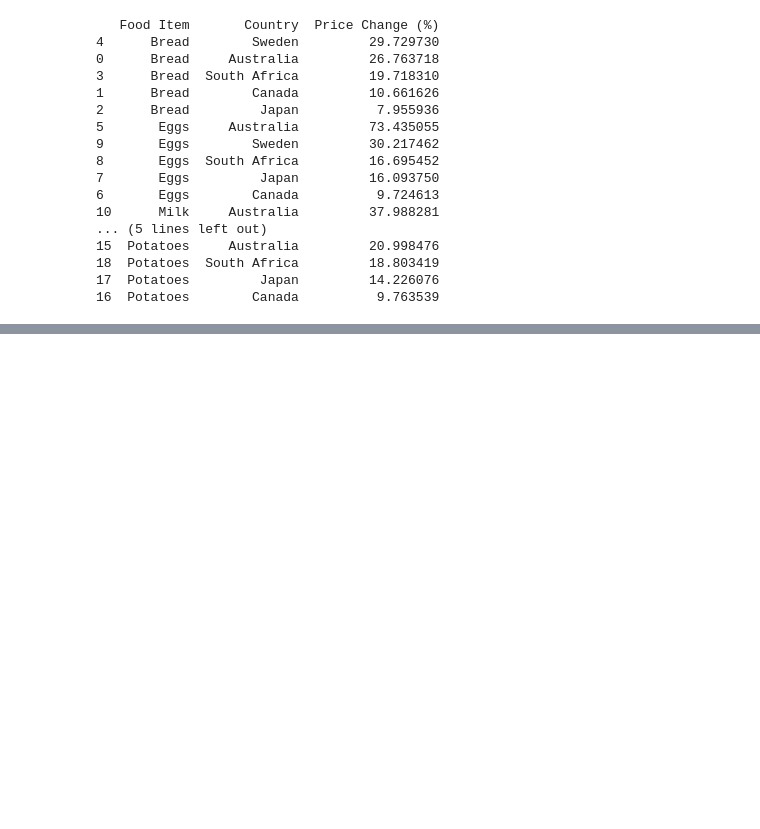
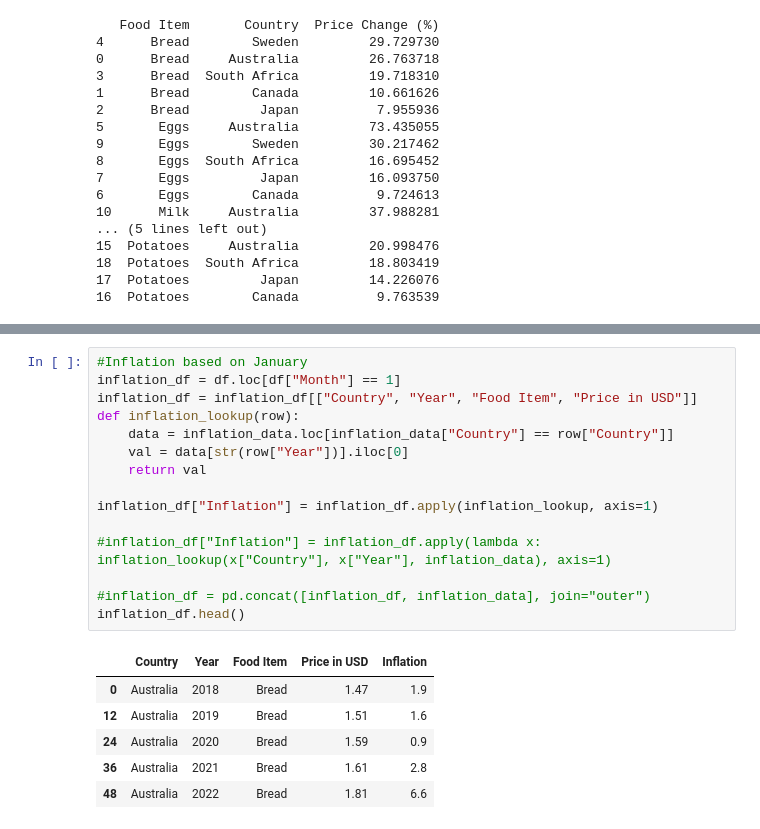
Before and after one commit to wtoth/MSEC-Bootcamp-Kaggle, a Jupyter notebook: msec-bootcamp-kaggle.ipynb, the cells around one changed output, grey strips where cells are left out. Drawn from its saved outputs; the diff is of its cells as text; blank space fills up the shorter version.

```diff
--- a/msec-bootcamp-kaggle.ipynb
+++ b/msec-bootcamp-kaggle.ipynb
@@ -136,0 +160,22 @@ plt.show()
+# %%
+#Inflation based on January
+inflation_df = df.loc[df["Month"] == 1]
+inflation_df = inflation_df[["Country", "Year", "Food Item", "Price in USD"]]
+def inflation_lookup(row):
+    data = inflation_data.loc[inflation_data["Country"] == row["Country"]]
+    val = data[str(row["Year"])].iloc[0]
+    return val
+
+inflation_df["Inflation"] = inflation_df.apply(inflation_lookup, axis=1)
+
+#inflation_df["Inflation"] = inflation_df.apply(lambda x: inflation_lookup(x["Country"], x["Year"], inflation_data), axis=1)
+
+#inflation_df = pd.concat([inflation_df, inflation_data], join="outer")
+inflation_df.head()
+# %% [output]
+|  | Country | Year | Food Item | Price in USD | Inflation |
+| 0 | Australia | 2018 | Bread | 1.47 | 1.9 |
+| 12 | Australia | 2019 | Bread | 1.51 | 1.6 |
+| 24 | Australia | 2020 | Bread | 1.59 | 0.9 |
+| 36 | Australia | 2021 | Bread | 1.61 | 2.8 |
+| 48 | Australia | 2022 | Bread | 1.81 | 6.6 |
```
Also changed, not shown: parts of 4 cells of this notebook.
